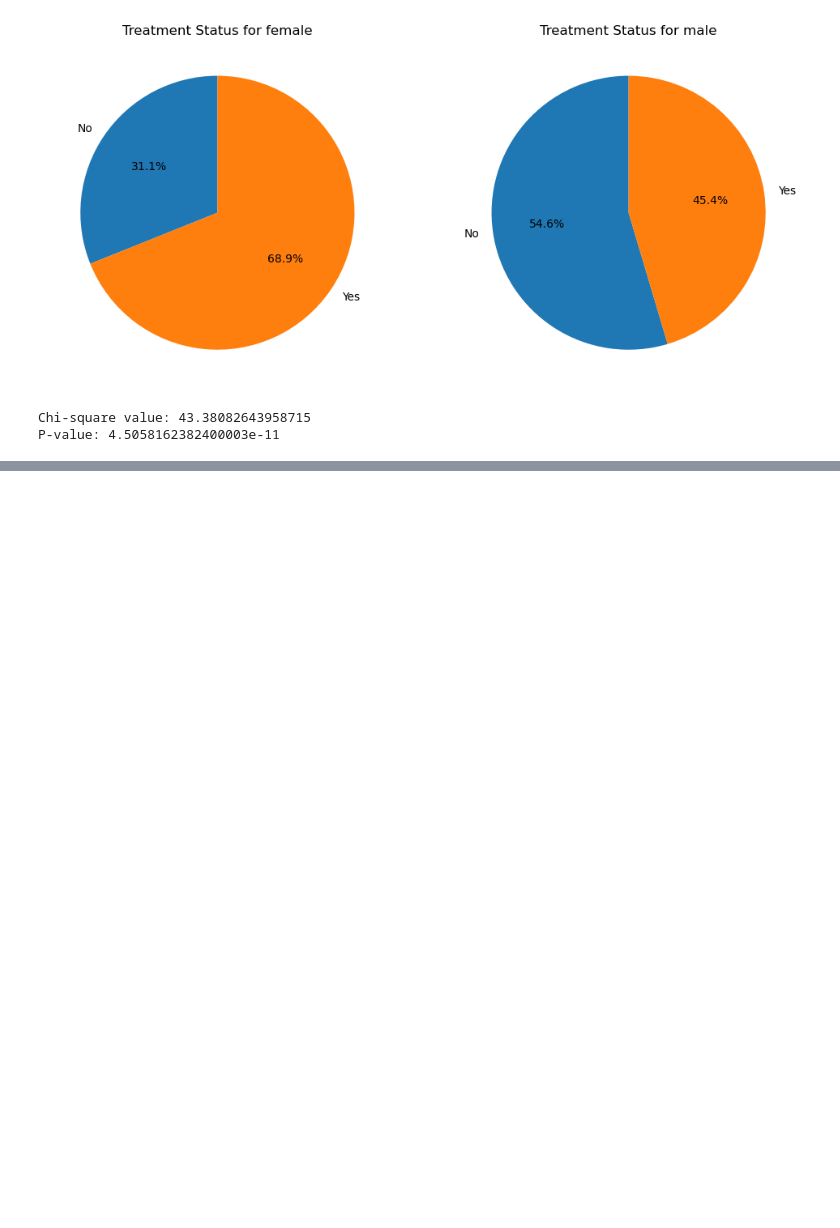
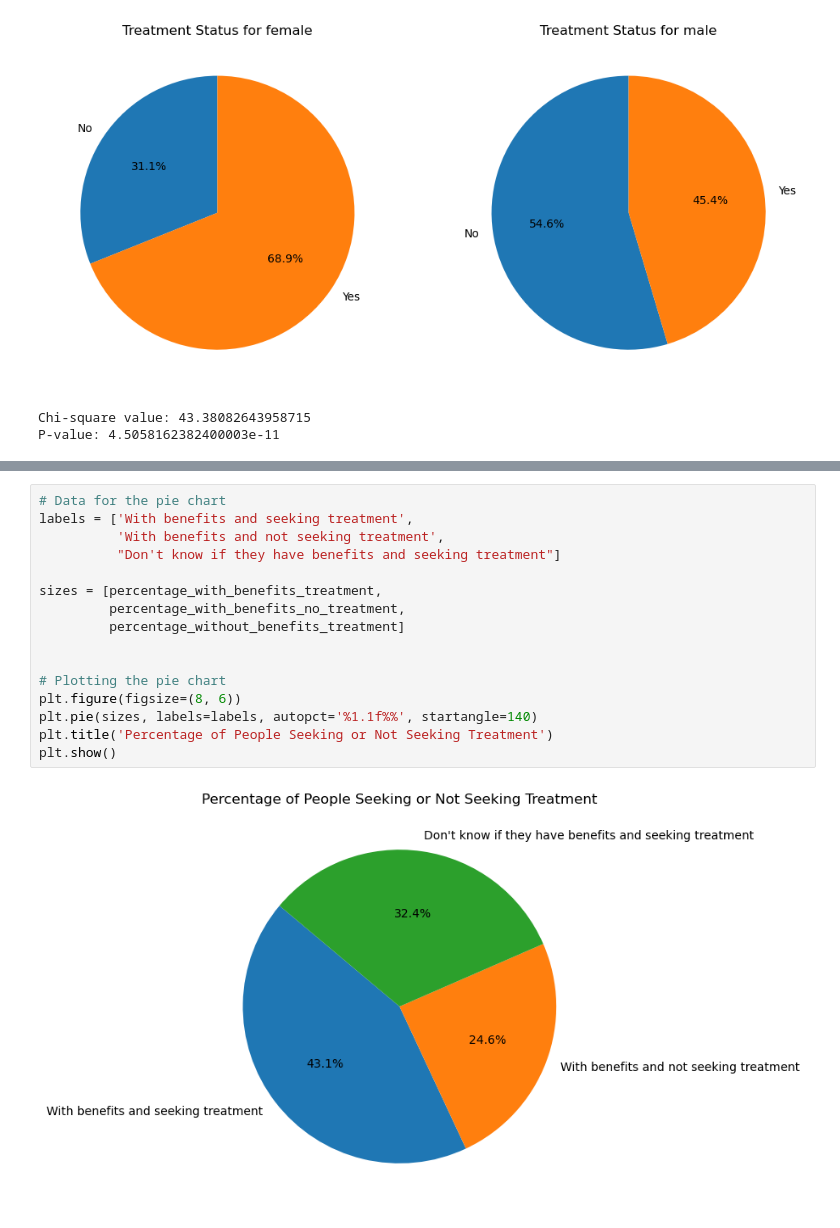
Before and after one commit to Bettypani/mental-health-survey-analysis, a Jupyter notebook: code/survey-data-script.ipynb, the cells around one changed output, grey strips where cells are left out. Saved outputs shown, nothing was run; the diff lists cells and outputs as text; blank space fills up the shorter version.

```diff
--- a/code/survey-data-script.ipynb
+++ b/code/survey-data-script.ipynb
@@ -110,0 +145,18 @@ plt.show()
+# %%
+# Data for the pie chart
+labels = ['With benefits and seeking treatment',
+          'With benefits and not seeking treatment',
+          "Don't know if they have benefits and seeking treatment"]
+
+sizes = [percentage_with_benefits_treatment,
+         percentage_with_benefits_no_treatment,
+         percentage_without_benefits_treatment]
+
+
+# Plotting the pie chart
+plt.figure(figsize=(8, 6))
+plt.pie(sizes, labels=labels, autopct='%1.1f%%', startangle=140)
+plt.title('Percentage of People Seeking or Not Seeking Treatment')
+plt.show()
+# %% [output]
+[figure, added]
```
Also changed, not shown: parts of 5 cells of this notebook.
